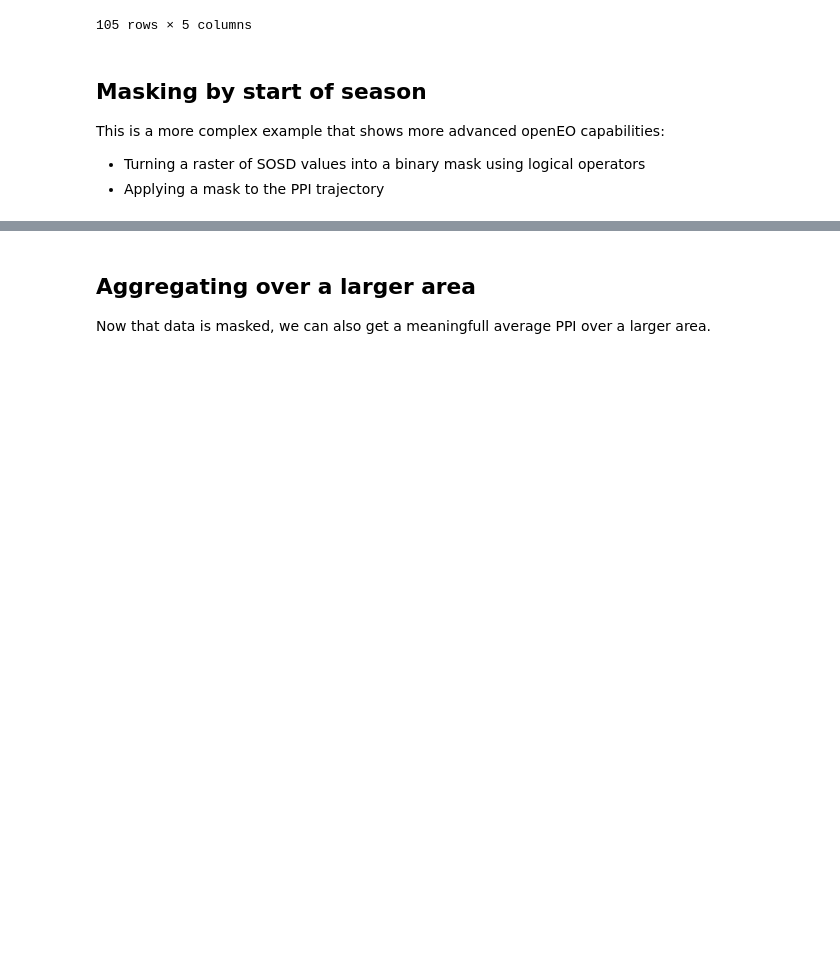
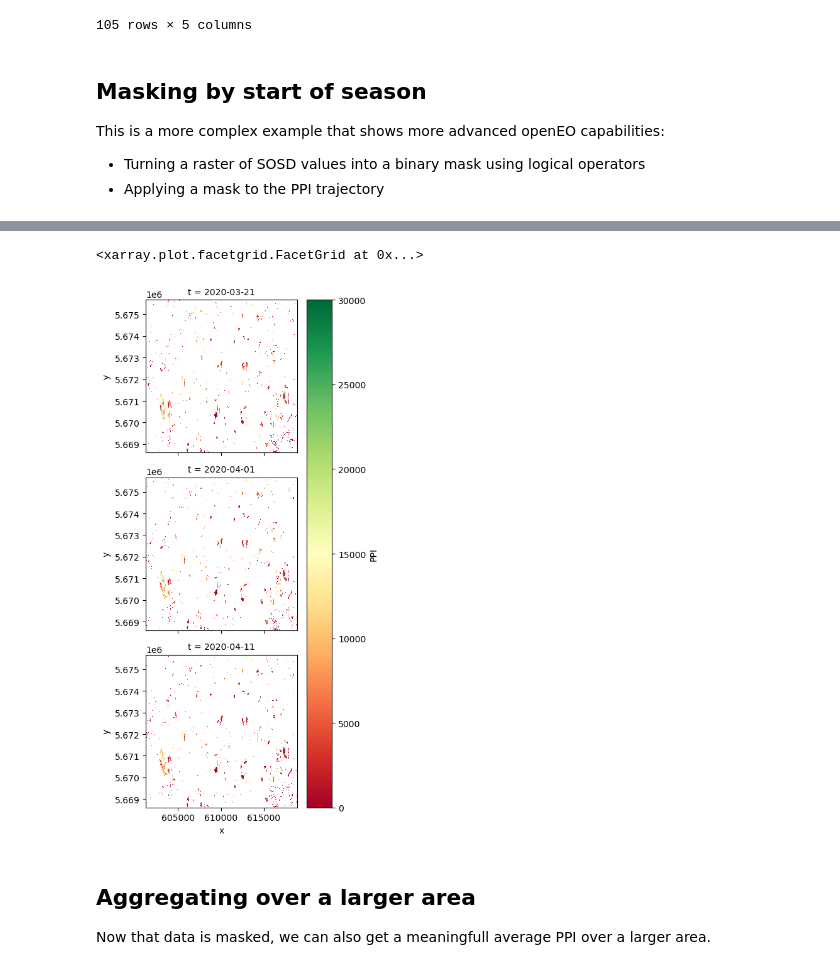
Before and after one commit to eea/clms-hrvpp-tools-python, a Jupyter notebook: HRVPP openEO demo.ipynb, the cells around one changed output, grey strips where cells are left out. Drawn from its saved outputs; the diff is of its cells as text; code cells hidden in the pictures; blank space fills up the shorter version.

```diff
--- a/HRVPP openEO demo.ipynb
+++ b/HRVPP openEO demo.ipynb
@@ -213,7 +207,10 @@ Wall time: 11 s
 # %%
 import xarray as xr
 mask_ds = xr.open_dataset("eea_ppi_masked.nc")
-mask_ds['var'].plot()
+mask_ds.PPI.plot(vmin=0, vmax=30000.0, cmap="RdYlGn", col="t", col_wrap=1)
+# %% [output]
+<xarray.plot.facetgrid.FacetGrid at 0x...>
+[figure, added]
 # %% [markdown]
 ## Aggregating over a larger area
 Now that data is masked, we can also get a meaningfull average PPI over a larger area.
```
Also changed, not shown: parts of 15 cells of this notebook.
